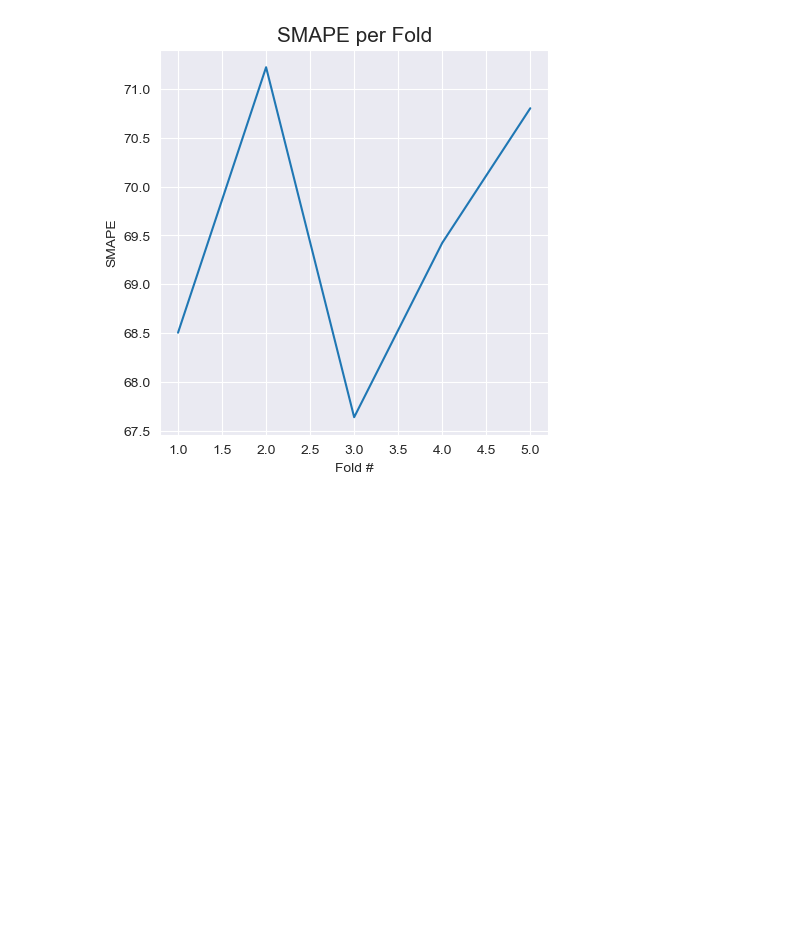
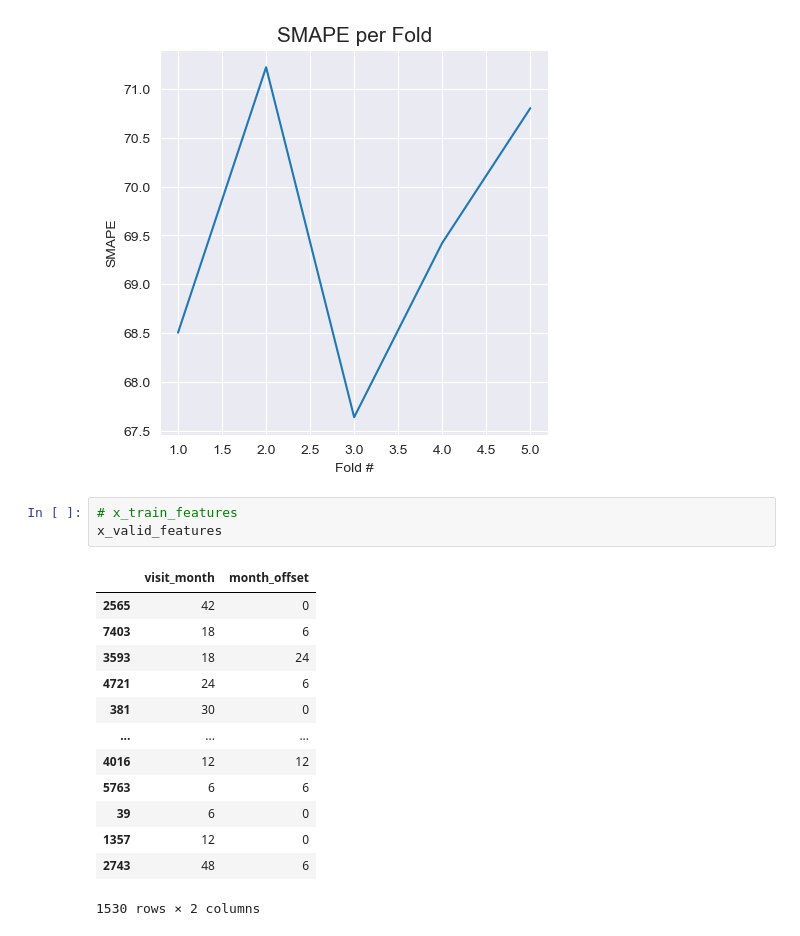
Before and after one commit to javlyj/data-viz, a Jupyter notebook: MarcusWorkingFile.ipynb, the cells around one changed output. Saved outputs shown, nothing was run; the diff lists cells and outputs as text; blank space fills up the shorter version.

```diff
--- a/MarcusWorkingFile.ipynb
+++ b/MarcusWorkingFile.ipynb
@@ -441,4 +441,21 @@ _ = ax.set_xlabel("Fold #")
 --> Overall results for out of fold predictions
 : SMAPE = 69.5177629099411
 [figure]
+# %%
+# x_train_features
+x_valid_features
+# %% [output]
+|  | visit_month | month_offset |
+| 2565 | 42 | 0 |
+| 7403 | 18 | 6 |
+| 3593 | 18 | 24 |
+| 4721 | 24 | 6 |
+| 381 | 30 | 0 |
+| ... | ... | ... |
+| 4016 | 12 | 12 |
+| 5763 | 6 | 6 |
+| 39 | 6 | 0 |
+| 1357 | 12 | 0 |
+| 2743 | 48 | 6 |
+1530 rows × 2 columns
 # %%
```
Also changed, not shown: parts of 3 cells of this notebook, 6 other files.
